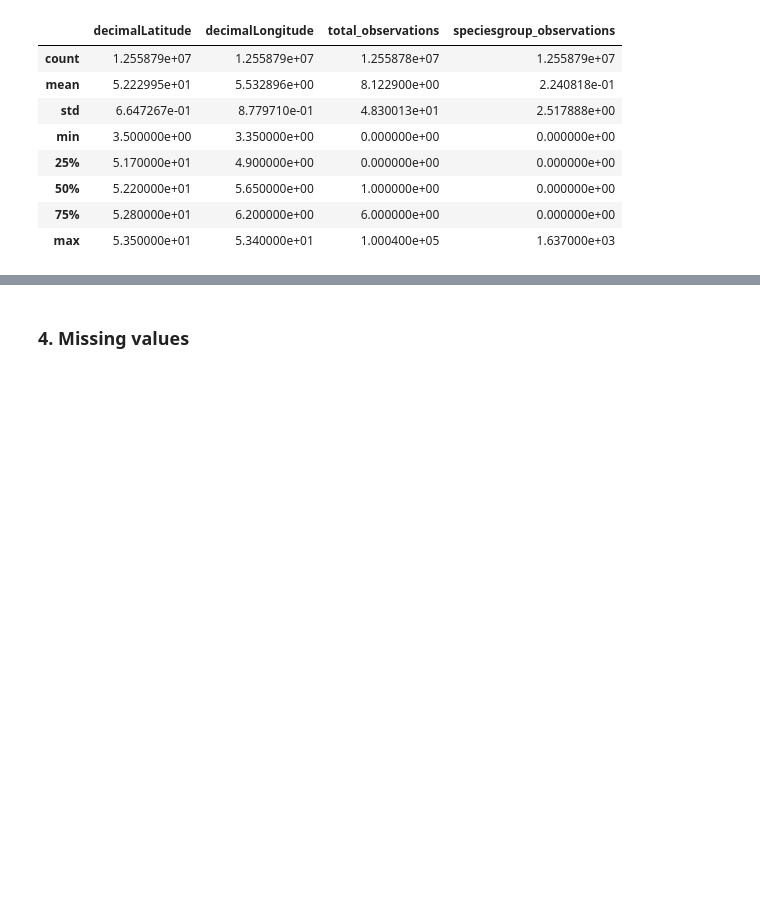
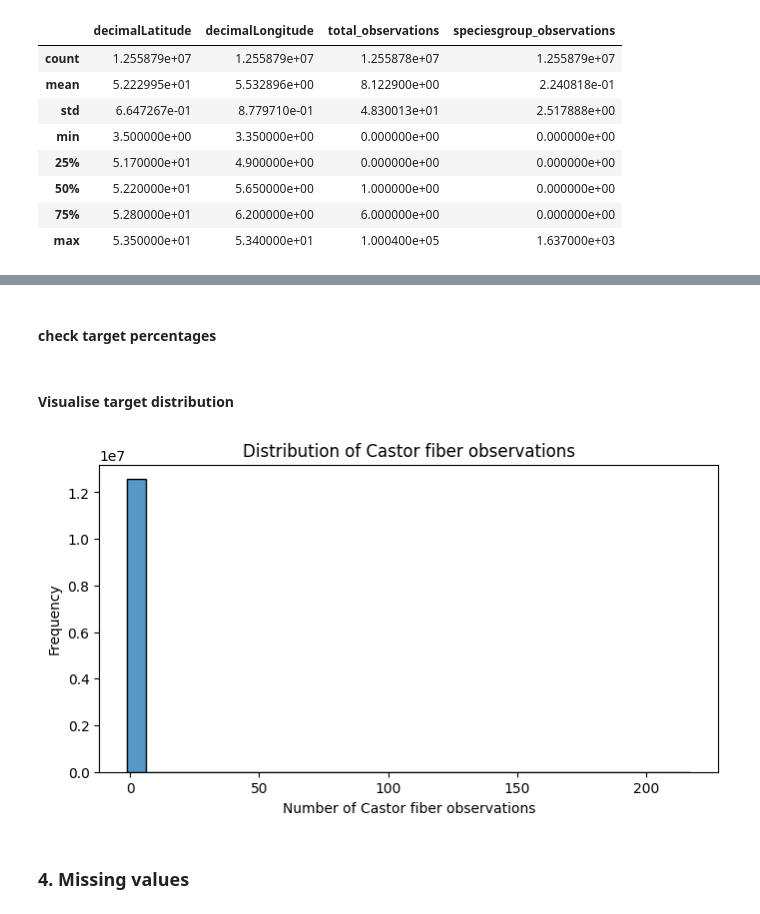
Before and after one commit to Shifu-boop/DSAI-Check-in-1, a Jupyter notebook: Check-in-1/Checkin-1.ipynb, the cells around one changed output, grey strips where cells are left out. Cells and saved outputs as stored; diff of their text form; code cells hidden in the pictures; blank space fills up the shorter version.

```diff
--- a/Check-in-1/Checkin-1.ipynb
+++ b/Check-in-1/Checkin-1.ipynb
@@ -80,0 +117,17 @@ df.describe()
+# %%
+# Define the target variable.
+# The target is the column we want to predict.
+# In this dataset, "Castor fiber" represents the number of Castor fiber observations.
+
+target = "Castor fiber"
+
+# Show the first few values of the target variable.
+# This helps us inspect what kind of values the target contains.
+
+# Convert the target column to numeric.
+# errors="coerce" means that values that cannot be converted become NaN.
+# This is useful because the target should be numeric/count-based.
+
+df[target] = pd.to_numeric(df[target], errors="coerce")
+
+df[target].head()
@@ -80,0 +168,2 @@ df.describe()
+# %% [markdown]
+#### check target percentages
@@ -81,3 +176,19 @@ df.describe()
+# %% [markdown]
+#### Visualise target distribution
+# %%
+# Visualise the target variable.
+# A histogram is suitable because the target is numeric/count-based.
+# This shows how the number of Castor fiber observations is distributed.
+
+plt.figure(figsize=(8, 4))
+sns.histplot(df[target], bins=30)
+
+plt.title("Distribution of Castor fiber observations")
+plt.xlabel("Number of Castor fiber observations")
+plt.ylabel("Frequency")
+plt.show()
+# %% [output]
+[figure, added]
 # %% [markdown]
 ### 4. Missing values
 # %% [markdown]
```
Also changed, not shown: parts of 8 cells of this notebook.
